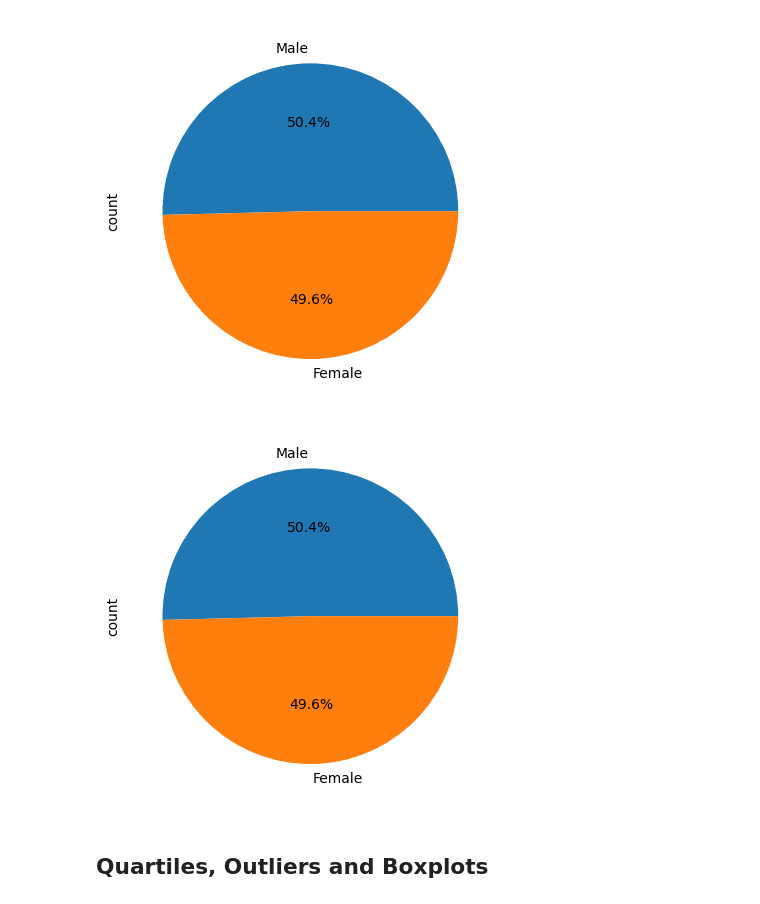
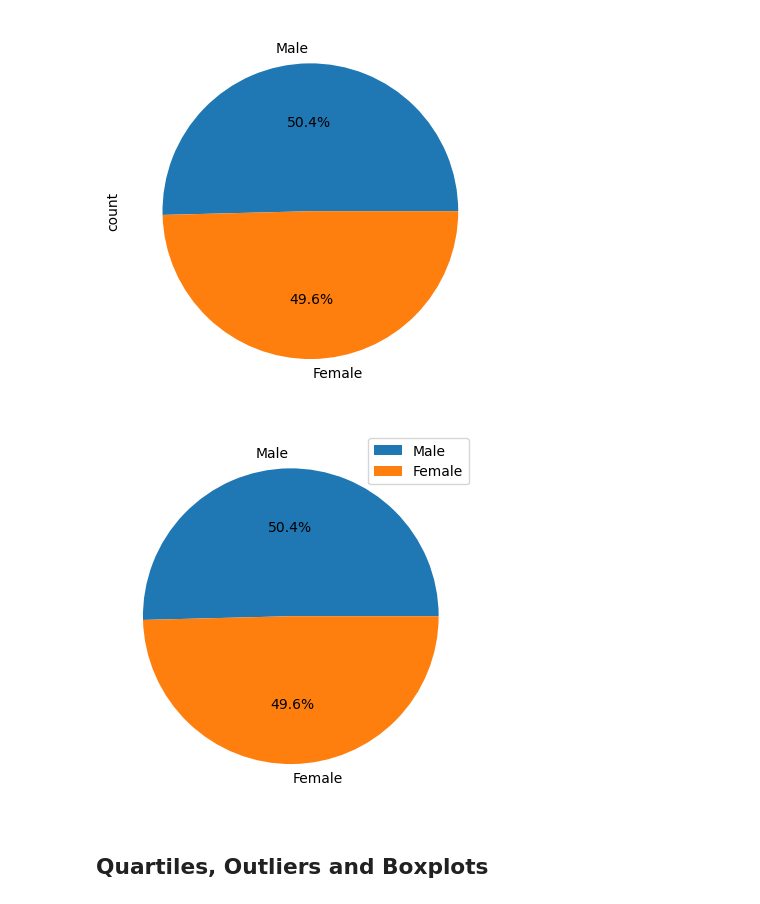
Before and after one commit to itzelvazsan/matplotlib-challenge, a Jupyter notebook: pymaceuticals.ipynb, the cells around one changed output. Saved outputs shown, nothing was run; the diff lists cells and outputs as text; code cells hidden in the pictures.

```diff
--- a/pymaceuticals.ipynb
+++ b/pymaceuticals.ipynb
@@ -149,12 +149,18 @@ statistics_summary
 # %%
 # Generate a pie chart, using pyplot, showing the distribution of unique female versus male mice used in the study
 
 # Get the unique mice with their gender
-
+mouse_sex = cleaned_df[["Mouse ID", "Sex"]]
+mouse_sex = mouse_sex.drop_duplicates()
 
 # Make the pie chart
+labels = ["Male", "Female"]
+explode = (0, 0)
+plt.pie(mouse_sex["Sex"].value_counts(), labels = labels, autopct='%.1f%%')
+plt.legend()
+plt.show()
 # %% [output]
-[figure, old version]
+[figure, new version]
 # %% [markdown]
 ## Quartiles, Outliers and Boxplots
 # %%
```
Also changed, not shown: parts of 4 cells of this notebook.
